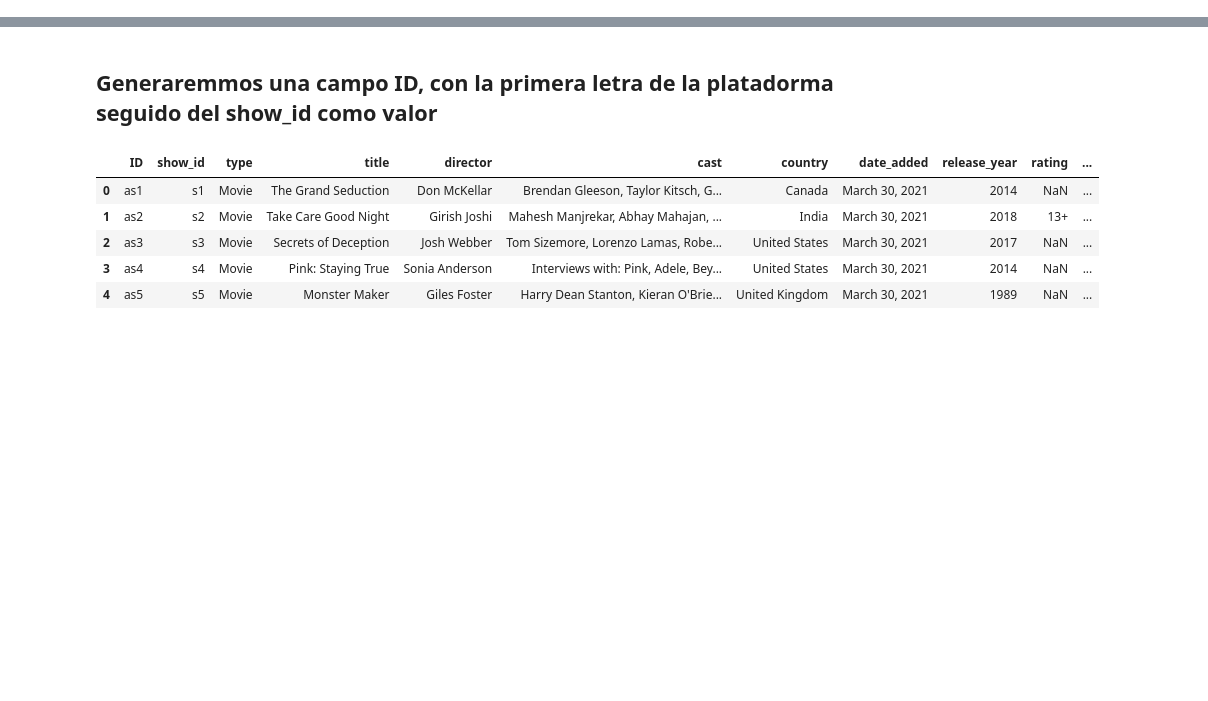
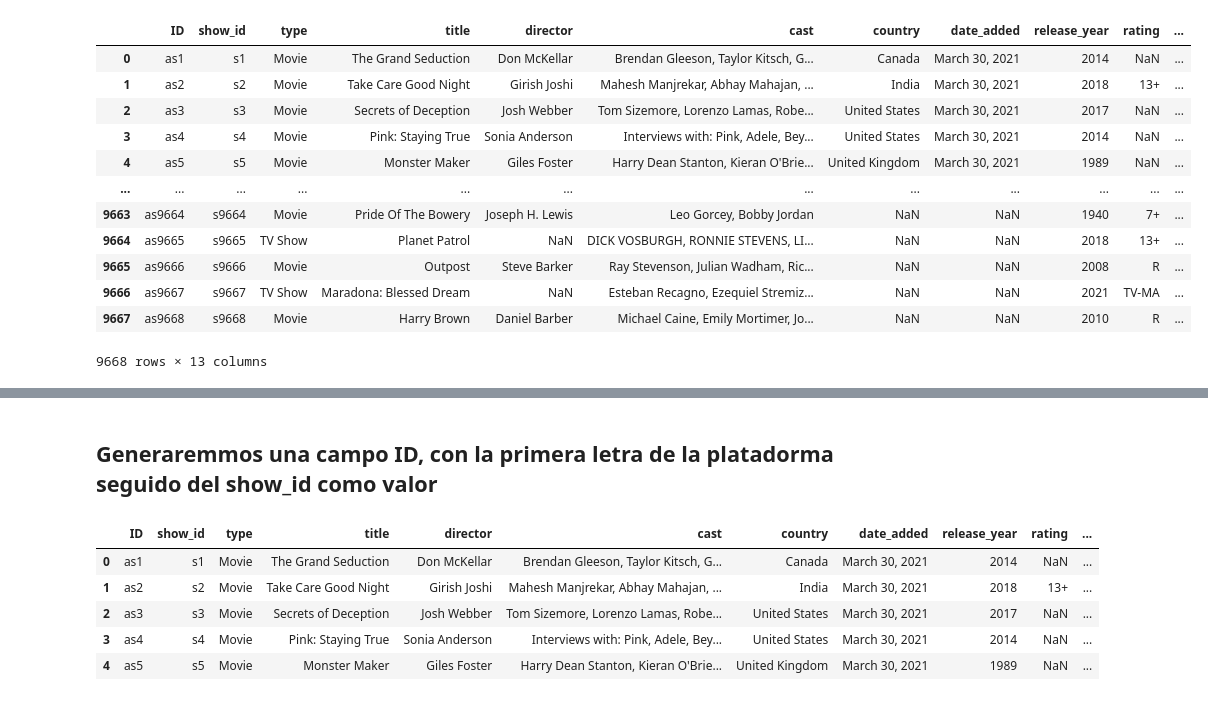
Before and after one commit to juancarmona57/PI-Data07, a Jupyter notebook: ETL.ipynb, the cells around one changed output, grey strips where cells are left out. Saved outputs shown, nothing was run; the diff lists cells and outputs as text; code cells hidden in the pictures; blank space fills up the shorter version.

```diff
--- a/ETL.ipynb
+++ b/ETL.ipynb
@@ -7,0 +10,3 @@ ne = pd.read_csv('Data/netflix_titles.csv', index_col=False)
+# %%
+r1 = pd.read_csv('Data/ratings/ratings/1.csv')
+r1 = r1.rename(columns={'movieId': 'ID'})
@@ -7,0 +27,2 @@ ne = pd.read_csv('Data/netflix_titles.csv', index_col=False)
+# %%
+r1 = r1.drop_duplicates(subset='ID')
@@ -7,0 +142,6 @@ ne = pd.read_csv('Data/netflix_titles.csv', index_col=False)
+# %%
+r1.rename(columns={'movieId': 'ID'}, inplace= True)
+# %%
+am.drop('rating', axis=1, inplace= True)
+r1a = r1[r1['ID'].isin(am['ID'])]
+am = pd.concat([am, r1a])
@@ -7,0 +191,16 @@ ne = pd.read_csv('Data/netflix_titles.csv', index_col=False)
+# %%
+am
+# %% [output]
+|  | ID | show_id | type | title | director | cast | country | date_added | release_year | rating | ... |
+| 0 | as1 | s1 | Movie | The Grand Seduction | Don McKellar | Brendan Gleeson, Taylor Kitsch, G... | Canada | March 30, 2021 | 2014 | NaN | ... |
+| 1 | as2 | s2 | Movie | Take Care Good Night | Girish Joshi | Mahesh Manjrekar, Abhay Mahajan, ... | India | March 30, 2021 | 2018 | 13+ | ... |
+| 2 | as3 | s3 | Movie | Secrets of Deception | Josh Webber | Tom Sizemore, Lorenzo Lamas, Robe... | United States | March 30, 2021 | 2017 | NaN | ... |
+| 3 | as4 | s4 | Movie | Pink: Staying True | Sonia Anderson | Interviews with: Pink, Adele, Bey... | United States | March 30, 2021 | 2014 | NaN | ... |
+| 4 | as5 | s5 | Movie | Monster Maker | Giles Foster | Harry Dean Stanton, Kieran O'Brie... | United Kingdom | March 30, 2021 | 1989 | NaN | ... |
+| ... | ... | ... | ... | ... | ... | ... | ... | ... | ... | ... | ... |
+| 9663 | as9664 | s9664 | Movie | Pride Of The Bowery | Joseph H. Lewis | Leo Gorcey, Bobby Jordan | NaN | NaN | 1940 | 7+ | ... |
+| 9664 | as9665 | s9665 | TV Show | Planet Patrol | NaN | DICK VOSBURGH, RONNIE STEVENS, LI... | NaN | NaN | 2018 | 13+ | ... |
+| 9665 | as9666 | s9666 | Movie | Outpost | Steve Barker | Ray Stevenson, Julian Wadham, Ric... | NaN | NaN | 2008 | R | ... |
+| 9666 | as9667 | s9667 | TV Show | Maradona: Blessed Dream | NaN | Esteban Recagno, Ezequiel Stremiz... | NaN | NaN | 2021 | TV-MA | ... |
+| 9667 | as9668 | s9668 | Movie | Harry Brown | Daniel Barber | Michael Caine, Emily Mortimer, Jo... | NaN | NaN | 2010 | R | ... |
+9668 rows × 13 columns
```
Also changed, not shown: parts of 23 cells of this notebook, 1 other file.
